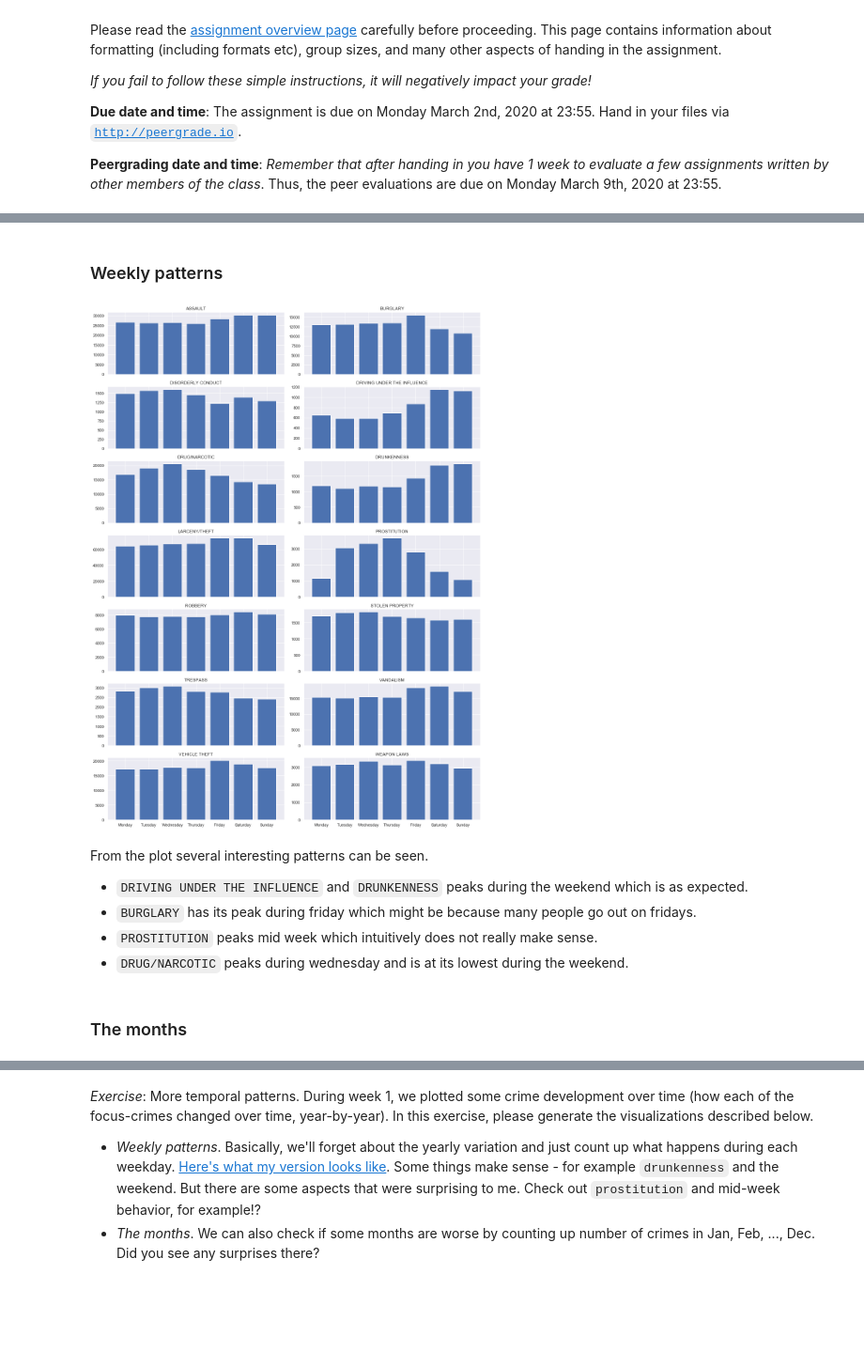
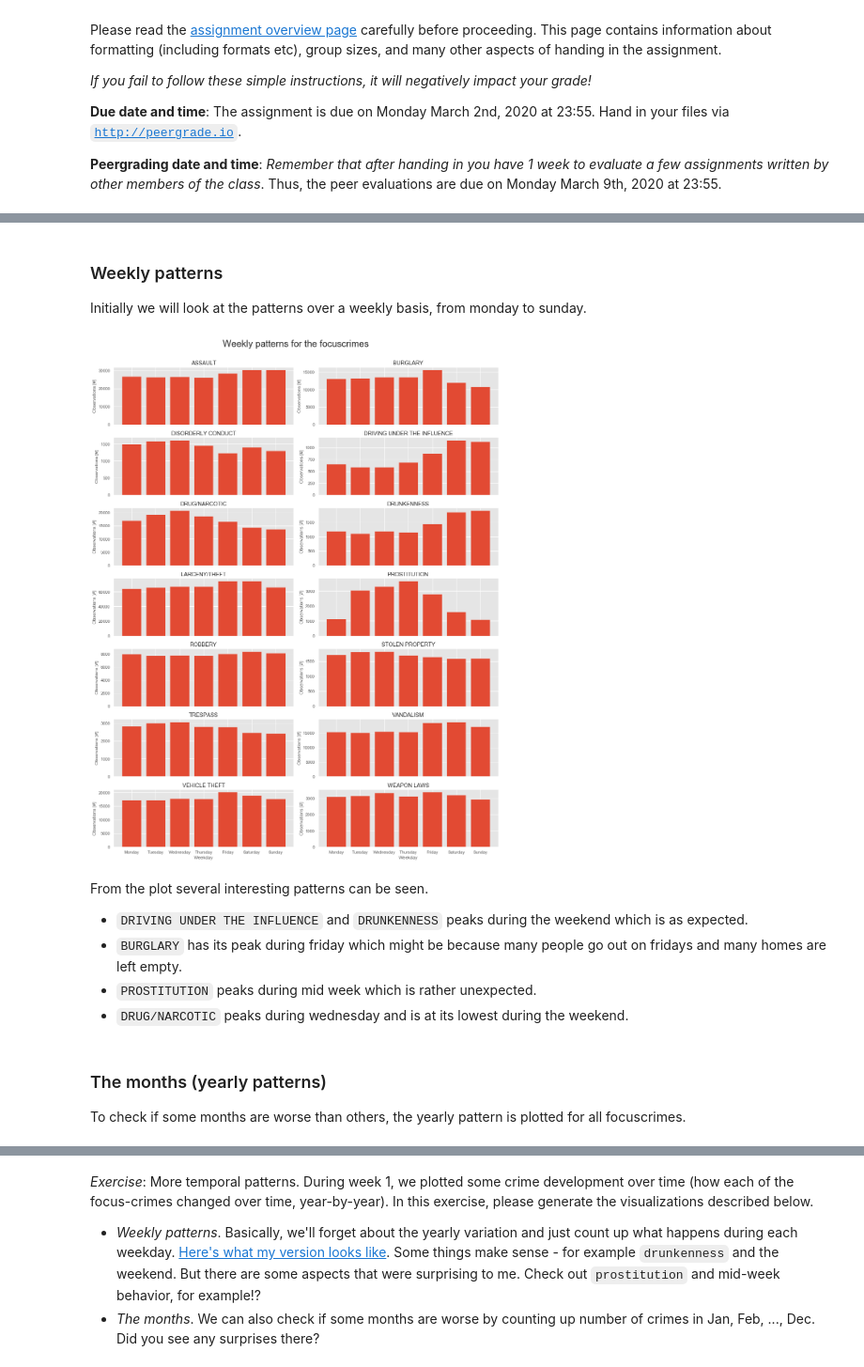
Before and after one commit to KristianBreddam/02806, a Jupyter notebook: Assignment1/assignment1.ipynb, the cells around one changed output, grey strips where cells are left out. Shown at 94% size. Cells and saved outputs as stored; diff of their text form; code cells hidden in the pictures; blank space fills up the shorter version.

Commit message:
Update 1 og 2
Nye plots i 1'eren, med labels og title. Skrever mere i 2'eren

```diff
--- a/Assignment1/assignment1.ipynb
+++ b/Assignment1/assignment1.ipynb
@@ -15,3 +15,7 @@ import numpy as np
 import pandas as pd
 import matplotlib.pyplot as plt
 import seaborn as sns
+# matplotlib options
+plt.style.use('ggplot')
+%matplotlib inline
+plt.rcParams['figure.figsize'] = (12, 8)
@@ -21,0 +22,5 @@ We look only at the focus-crimes in the exercise below
+# %%
+# matplotlib options
+plt.style.use('ggplot')
+%matplotlib inline
+plt.rcParams['figure.figsize'] = (12, 8)
@@ -32,8 +41,10 @@ df.head()
 | 2 | 130132311 | SECONDARY CODES | DOMESTIC VIOLENCE | Friday | 02/15/2013 | 02:00 | PARK | ARREST, BOOKED | CASTRO ST / MARKET ST | -122.435188 | ... |
 | 3 | 80052833 | OTHER OFFENSES | DRIVERS LICENSE, SUSPENDED OR REV... | Tuesday | 01/15/2008 | 20:13 | MISSION | ARREST, CITED | VALENCIA ST / 16TH ST | -122.421886 | ... |
 | 4 | 70535770 | SECONDARY CODES | DOMESTIC VIOLENCE | Saturday | 05/26/2007 | 18:10 | MISSION | ARREST, BOOKED | 2800 Block of FOLSOM ST | -122.413935 | ... |
-# %% [markdown]
-### Weekly patterns
+# %% [markdown]
+### Weekly patterns
+
+Initially we will look at the patterns over a weekly basis, from monday to sunday.
 # %%
 # dataframe with only the focus crimes
 temp = df[df['Category'].isin(focuscrimes)]
@@ -44,29 +55,38 @@ temp = temp[['Monday','Tuesday','Wednesday','Thursday','Friday','Saturday','Sund
 # %%
 # Define names of crimes
 crimes = temp.index
 # Figure size
-sns.set(rc={'figure.figsize':(15,20)})
+plt.rcParams['figure.figsize'] = (15, 20)
 # Initialize the figure
 fig, axs = plt.subplots(7, 2, sharex='col')
 p = 0
 
 for i in range(0,7):
     for j in range(0,2):
         axs[i,j].bar(temp.loc[crimes[p]].index,temp.loc[crimes[p]].values)
         axs[i,j].set_title(crimes[p])
+        axs[i,j].set_ylabel('Observations [#]')
         p +=1
 
-plt.tight_layout()
+# Specify x axis label
+axs[6,0].set_xlabel('Weekday')
+axs[6,1].set_xlabel('Weekday')
+# Title for subplot
+plt.suptitle('Weekly patterns for the focuscrimes', size = 24)
+# Ensures a nice and thight layout
+plt.tight_layout(rect=[0, 0.03, 1, 0.95])
+plt.show()
 # %% [output]
-[figure, old version]
+[figure, new version]
 # %% [markdown]
 From the plot several interesting patterns can be seen.
 - ``DRIVING UNDER THE INFLUENCE`` and ``DRUNKENNESS`` peaks during the weekend which is as expected.
-- ``BURGLARY`` has its peak during friday which might be because many people go out on fridays.
-- ``PROSTITUTION`` peaks mid week which intuitively does not really make sense.
+- ``BURGLARY`` has its peak during friday which might be because many people go out on fridays and many homes are left empty.
+- ``PROSTITUTION`` peaks during mid week which is rather unexpected.
 - ``DRUG/NARCOTIC`` peaks during wednesday and is at its lowest during the weekend.
-# %% [markdown]
-### The months
+# %% [markdown]
+### The months (yearly patterns)
+To check if some months are worse than others, the yearly pattern is plotted for all focuscrimes.
 # %%
 # Convert the date and time to datetime
 df['Datetime'] = pd.to_datetime(df['Date']+ ' ' + df['Time'])
```
Also changed, not shown: parts of 15 cells of this notebook.
